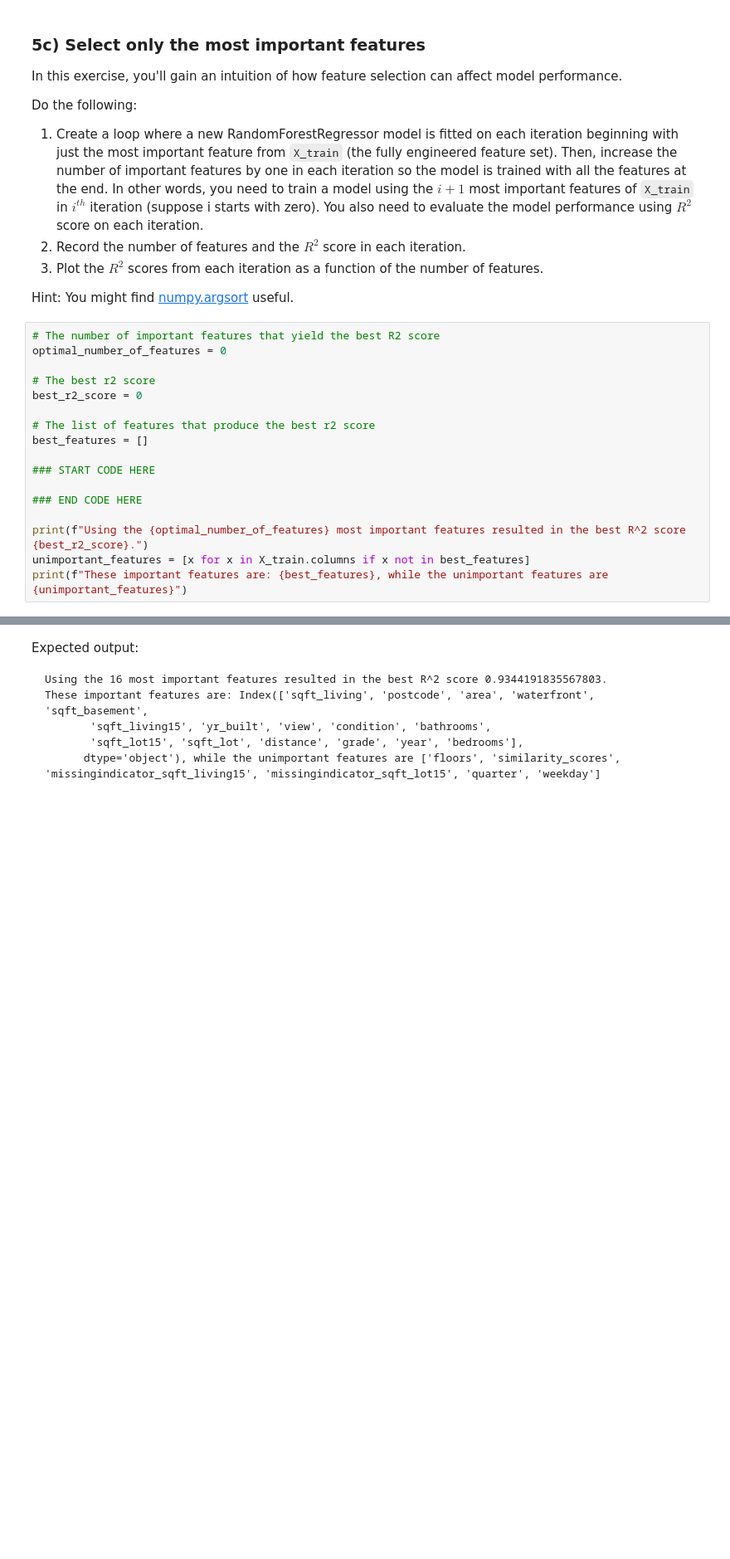
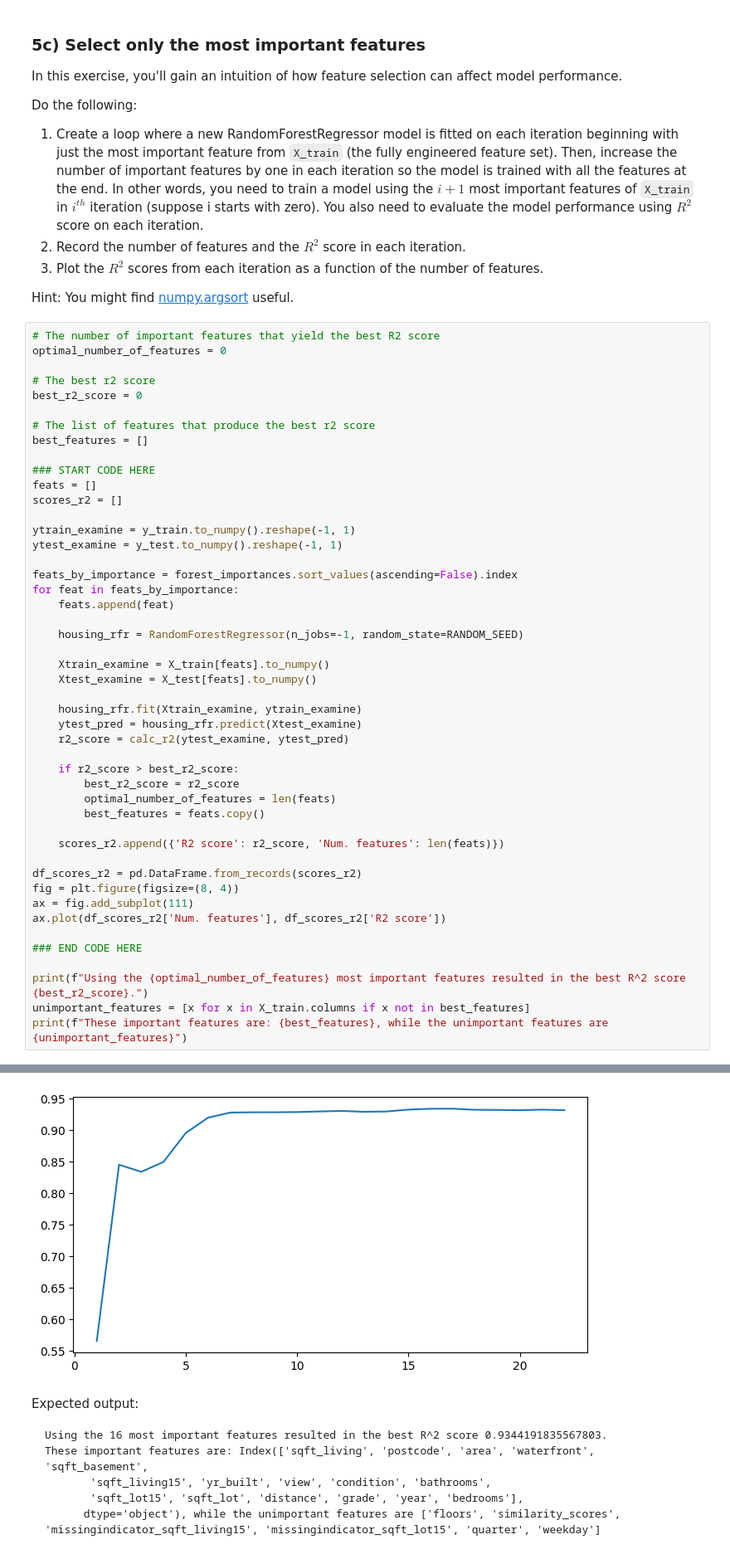
Before and after one commit to hoanghl/master-hw, a Jupyter notebook: week2_tutorials_assignments/week2_assignments/week2_assignment.ipynb, the cells around one changed output, grey strips where cells are left out. Shown: that part at 83% size. Drawn from its saved outputs; the diff is of its cells as text; blank space fills up the shorter version.

````diff
--- a/week2_tutorials_assignments/week2_assignments/week2_assignment.ipynb
+++ b/week2_tutorials_assignments/week2_assignments/week2_assignment.ipynb
@@ -1109,9 +1409,40 @@ best_r2_score = 0
 best_features = []
 
 ### START CODE HERE
+feats = []
+scores_r2 = []
+
+ytrain_examine = y_train.to_numpy().reshape(-1, 1)
+ytest_examine = y_test.to_numpy().reshape(-1, 1)
+
+feats_by_importance = forest_importances.sort_values(ascending=False).index
+for feat in feats_by_importance:
+    feats.append(feat)
+
+    housing_rfr = RandomForestRegressor(n_jobs=-1, random_state=RANDOM_SEED)
+
+    Xtrain_examine = X_train[feats].to_numpy()
+    Xtest_examine = X_test[feats].to_numpy()
+
+    housing_rfr.fit(Xtrain_examine, ytrain_examine)
+    ytest_pred = housing_rfr.predict(Xtest_examine)
+    r2_score = calc_r2(ytest_examine, ytest_pred)
+
+    if r2_score > best_r2_score:
+        best_r2_score = r2_score
+        optimal_number_of_features = len(feats)
+        best_features = feats.copy()
+
+    scores_r2.append({'R2 score': r2_score, 'Num. features': len(feats)})
+
+df_scores_r2 = pd.DataFrame.from_records(scores_r2)
+fig = plt.figure(figsize=(8, 4))
+ax = fig.add_subplot(111)
+ax.plot(df_scores_r2['Num. features'], df_scores_r2['R2 score'])
 
 ### END CODE HERE
 
 print(f"Using the {optimal_number_of_features} most important features resulted in the best R^2 score {best_r2_score}.")
 unimportant_features = [x for x in X_train.columns if x not in best_features]
 print(f"These important features are: {best_features}, while the unimportant features are {unimportant_features}")
+# %% [output]
@@ -1118,3 +1451,4 @@ print(f"These important features are: {best_features}, while the unimportant fea
+[figure, added]
 # %% [markdown]
 Expected output:
 ```text
````
Also changed, not shown: parts of 44 cells of this notebook, 2 other files.
